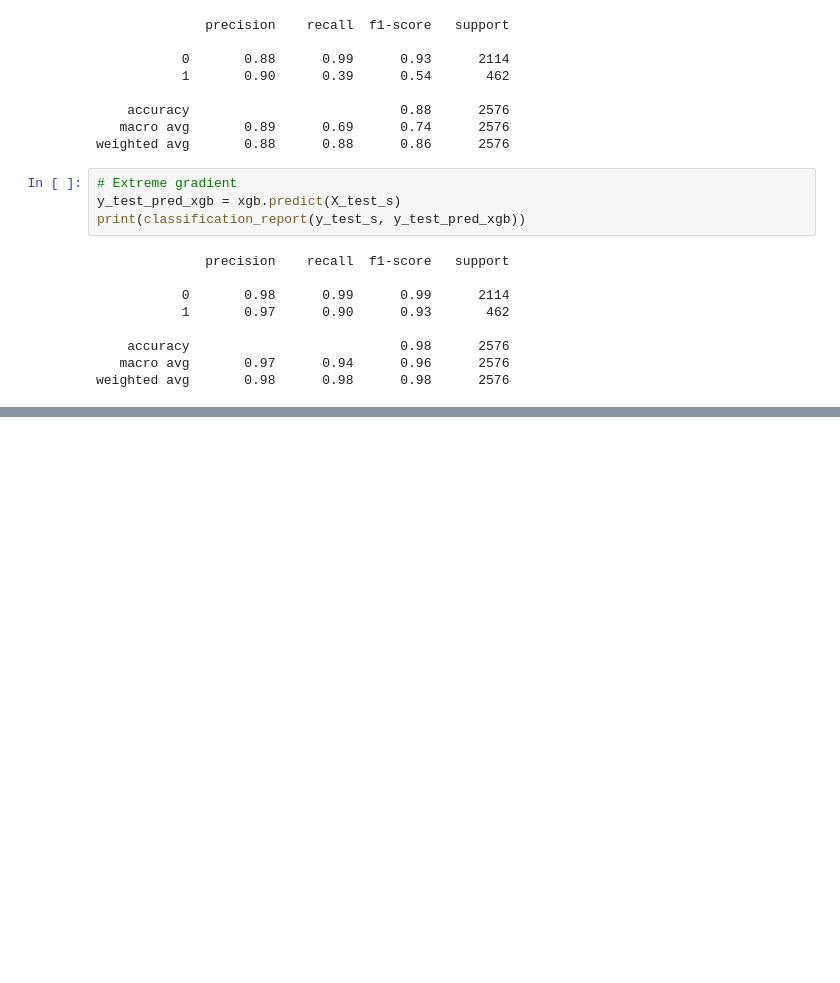
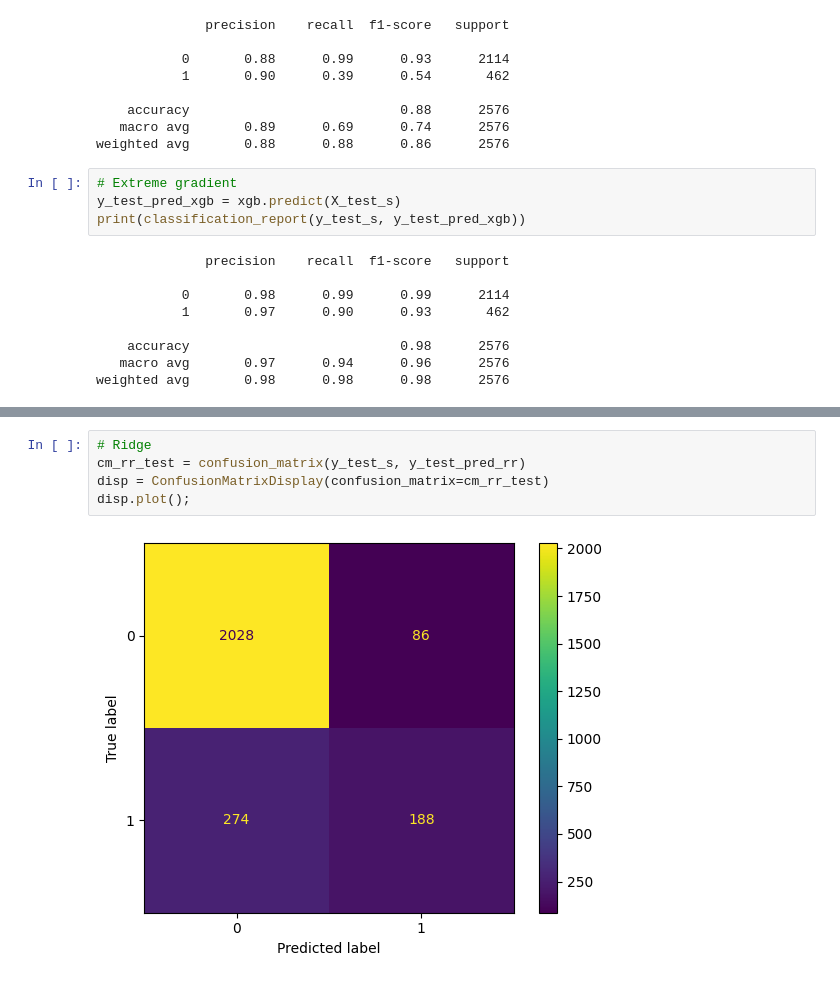
Before and after one commit to KomlaRD/machine_learning_dhs, a Jupyter notebook: ml_undernutrition.ipynb, the cells around one changed output, grey strips where cells are left out. Cells and saved outputs as stored; diff of their text form; blank space fills up the shorter version.

```diff
--- a/ml_undernutrition.ipynb
+++ b/ml_undernutrition.ipynb
@@ -757,0 +767,7 @@ weighted avg       0.98      0.98      0.98      2576
+# %%
+# Ridge
+cm_rr_test = confusion_matrix(y_test_s, y_test_pred_rr)
+disp = ConfusionMatrixDisplay(confusion_matrix=cm_rr_test)
+disp.plot();
+# %% [output]
+[figure, added]
```
Also changed, not shown: parts of 6 cells of this notebook.
